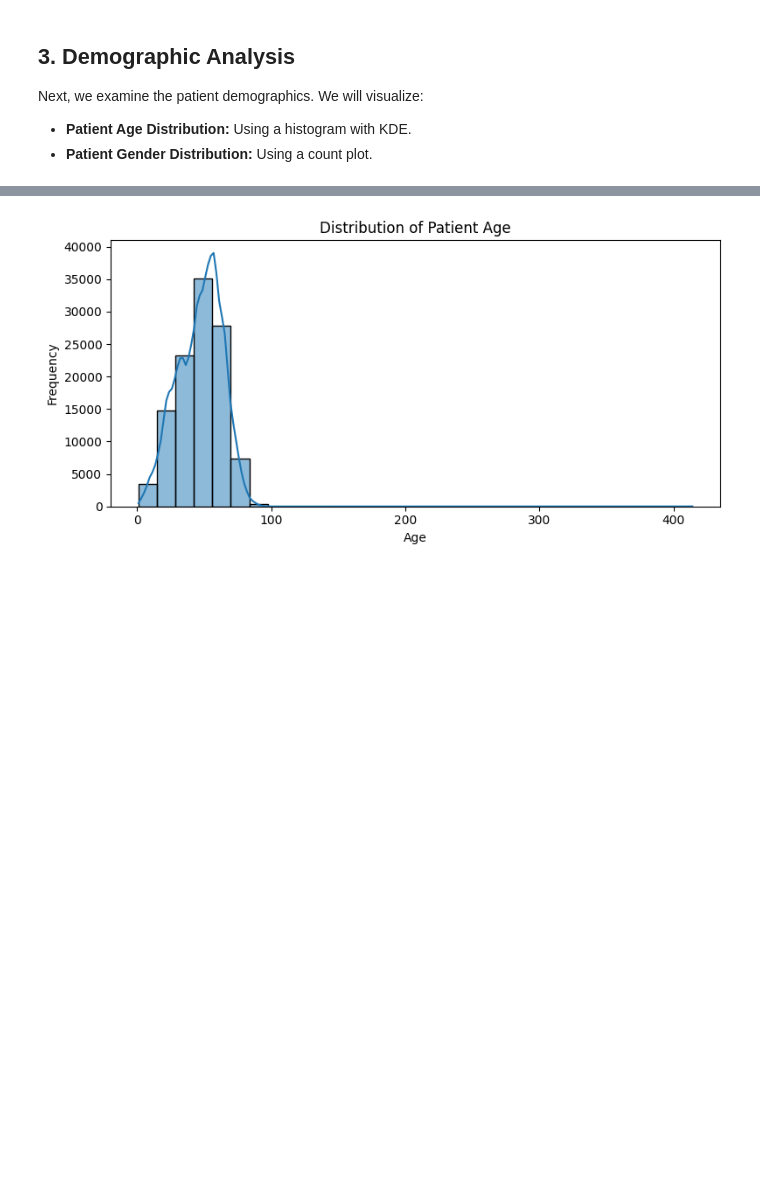
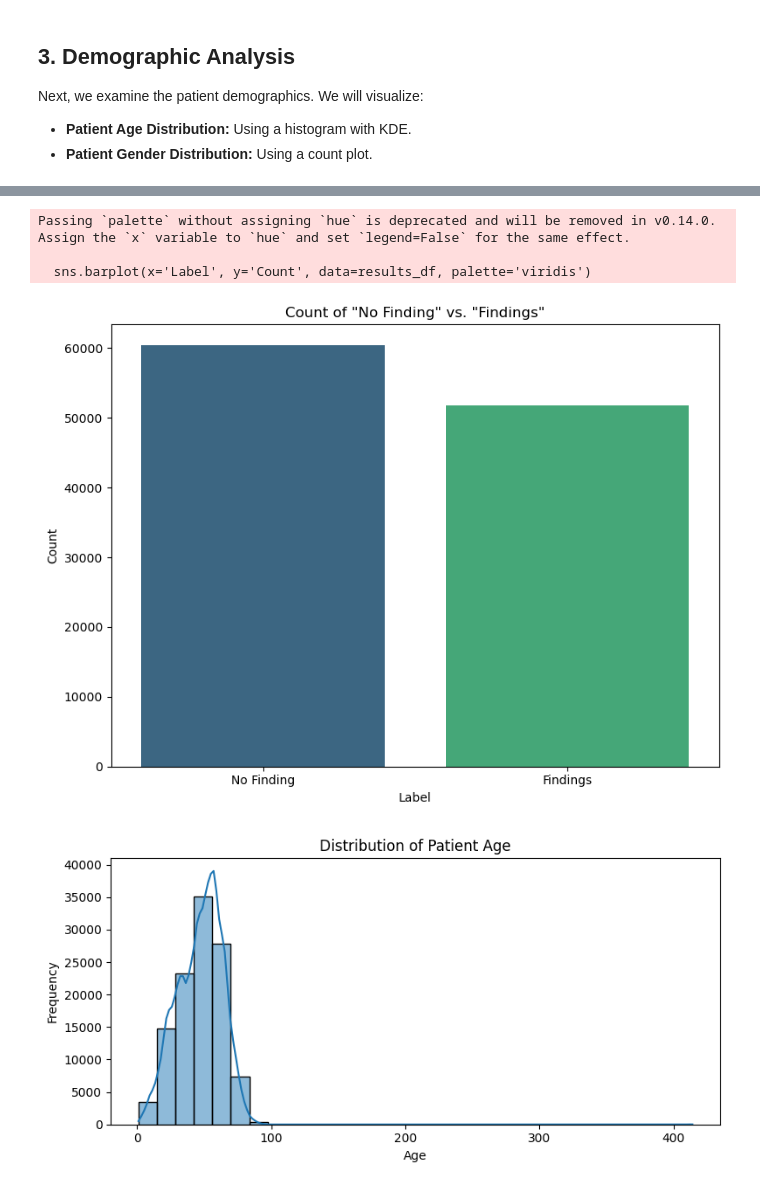
Before and after one commit to vivaanjhaveri/chest-xray, a Jupyter notebook: chest_xray.ipynb, the cells around one changed output, grey strips where cells are left out. Saved outputs shown, nothing was run; the diff lists cells and outputs as text; code cells hidden in the pictures; blank space fills up the shorter version.

Commit message:
Added new charts

```diff
--- a/chest_xray.ipynb
+++ b/chest_xray.ipynb
@@ -206,3 +219,31 @@ NameError: name 'labels_df' is not defined
+# %%
+import seaborn as sns
+import matplotlib.pyplot as plt
+
+# Count how many rows have exactly "No Finding" (and no other label)
+no_finding_only_count = data_df[data_df['Finding Labels'].str.strip() == 'No Finding'].shape[0]
+
+# Everything else is considered to have one or more findings
+one_or_more_findings_count = len(data_df) - no_finding_only_count
+
+# Create a DataFrame to plot
+results_df = pd.DataFrame({
+    'Label': ['No Finding', 'Findings'],
+    'Count': [no_finding_only_count, one_or_more_findings_count]
+})
+
+plt.figure(figsize=(8, 6))
+sns.barplot(x='Label', y='Count', data=results_df, palette='viridis')
+plt.title('Count of "No Finding" vs. "Findings"')
+plt.xlabel('Label')
+plt.ylabel('Count')
+plt.tight_layout()
+plt.show()
+# %% [output]
+Passing `palette` without assigning `hue` is deprecated and will be removed in v0.14.0. Assign the `x` variable to `hue` and set `legend=False` for the same effect.
+
+  sns.barplot(x='Label', y='Count', data=results_df, palette='viridis')
+[figure, added]
 # %%
 plt.figure(figsize=(8, 4))
 sns.histplot(metadata['Patient Age'].dropna(), kde=True, bins=30)
```
Also changed, not shown: parts of 3 cells of this notebook.
